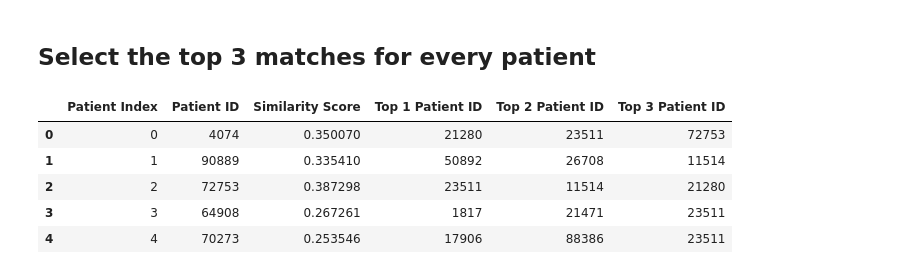
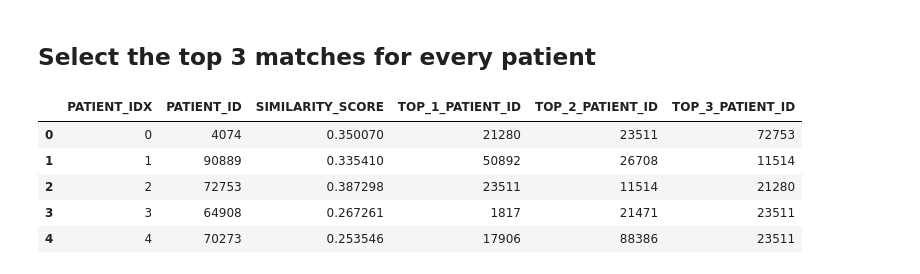
Before and after one commit to razzlemacher/ut-health-final-proj, a Jupyter notebook: 01-create-network-graph.ipynb, the cells around one changed output. Drawn from its saved outputs; the diff is of its cells as text; code cells hidden in the pictures.

```diff
--- a/01-create-network-graph.ipynb
+++ b/01-create-network-graph.ipynb
@@ -442,33 +445,33 @@ Similarity matrix:
 # %%
 # Get the indices of the top 5 most similar patients for each patient
 top_n = 3
 top_n_indices = np.argsort(similarity_matrix, axis=1)[:, -top_n-1:-1][:, ::-1]
 
 # Get the similarity scores of the top 5 most similar patients for each patient
 top_n_scores = np.sort(similarity_matrix, axis=1)[:, -top_n-1:-1][:, ::-1]
 
 # Get the patient IDs for the top 5 most similar patients for each patient
 top_n_patient_ids = np.array([patients_df['SUBJECT_ID'].iloc[i] for i in top_n_indices])
 
 # Create a DataFrame to store the results
-top_n_df = pd.DataFrame(top_n_patient_ids, columns=[f"Top {i+1} Patient ID" for i in range(top_n)])
+top_n_df = pd.DataFrame(top_n_patient_ids, columns=[f"TOP_{i+1}_PATIENT_ID" for i in range(top_n)])
 
 # Add the similarity scores to the DataFrame
-top_n_df['Similarity Score'] = top_n_scores[:, 0]
+top_n_df['SIMILARITY_SCORE'] = top_n_scores[:, 0]
 
 # Add the patient IDs of the original patients to the DataFrame
-top_n_df['Patient ID'] = patients_df['SUBJECT_ID'].values
+top_n_df['PATIENT_ID'] = patients_df['SUBJECT_ID'].values
 
 # Add the index of the original patients to the DataFrame
-top_n_df['Patient Index'] = np.arange(len(patients_df))
+top_n_df['PATIENT_IDX'] = np.arange(len(patients_df))
 
 # reorder the columns in place
-top_n_df = top_n_df[['Patient Index', 'Patient ID', 'Similarity Score'] + [f"Top {i+1} Patient ID" for i in range(top_n)]]
+top_n_df = top_n_df[['PATIENT_IDX', 'PATIENT_ID', 'SIMILARITY_SCORE'] + [f"TOP_{i+1}_PATIENT_ID" for i in range(top_n)]]
 
 # Print the DataFrame
 top_n_df.head(5)
 # %% [output]
-|  | Patient Index | Patient ID | Similarity Score | Top 1 Patient ID | Top 2 Patient ID | Top 3 Patient ID |
+|  | PATIENT_IDX | PATIENT_ID | SIMILARITY_SCORE | TOP_1_PATIENT_ID | TOP_2_PATIENT_ID | TOP_3_PATIENT_ID |
 | 0 | 0 | 4074 | 0.350070 | 21280 | 23511 | 72753 |
 | 1 | 1 | 90889 | 0.335410 | 50892 | 26708 | 11514 |
 | 2 | 2 | 72753 | 0.387298 | 23511 | 11514 | 21280 |
```
Also changed, not shown: parts of 22 cells of this notebook, 1 other file.
